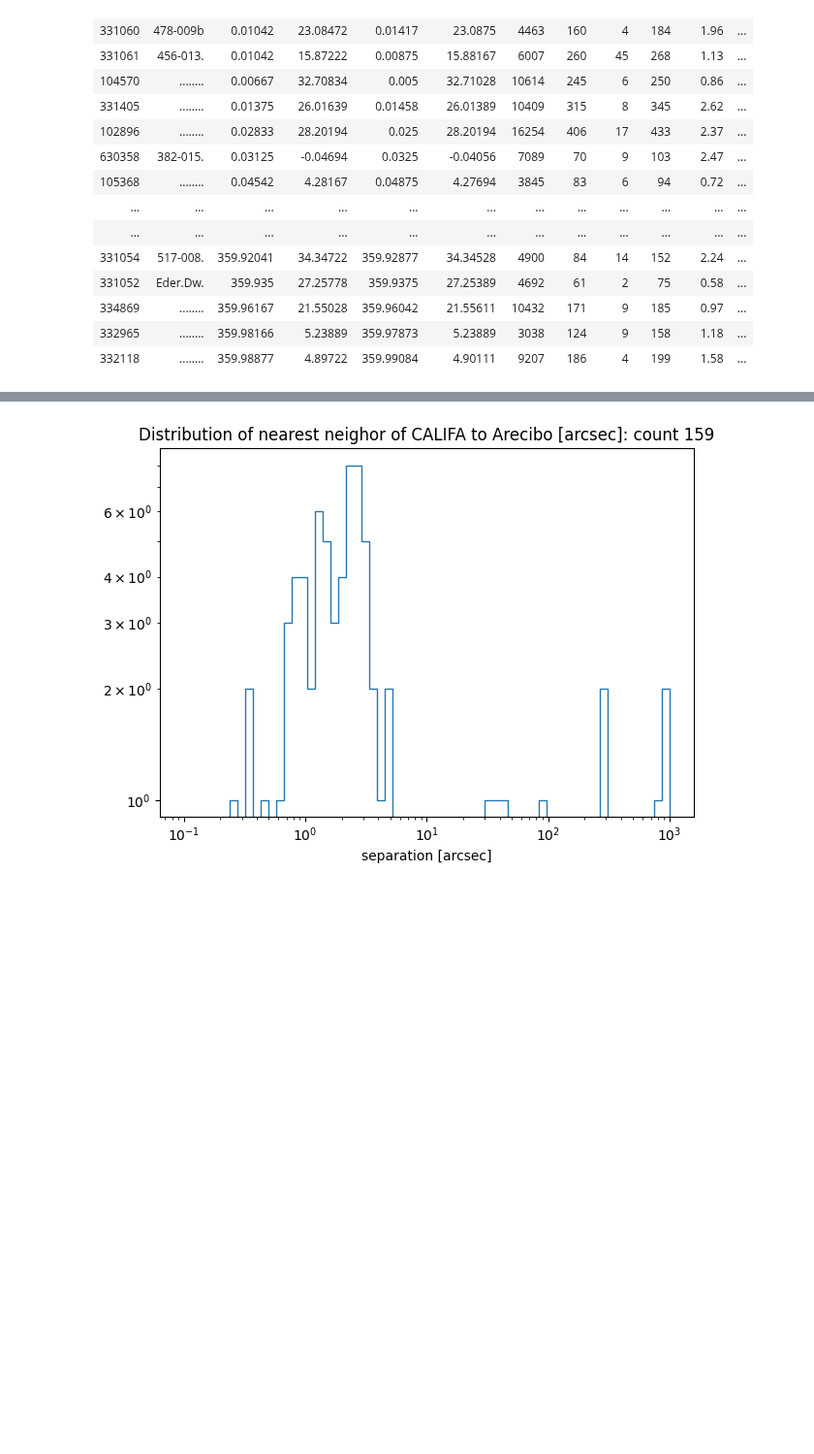
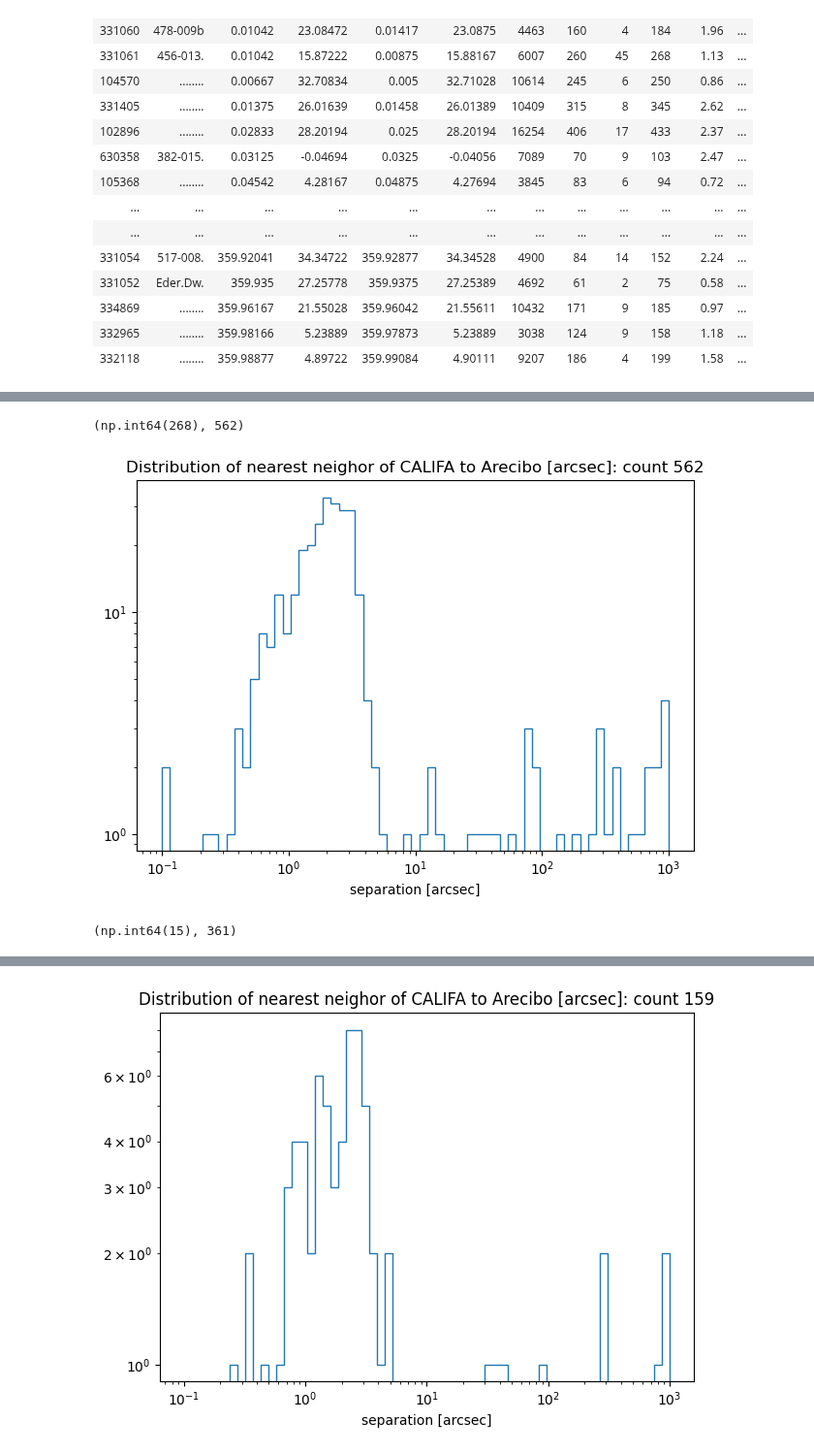
Before and after one commit to teuben/GBT-EDGE-HI, a Jupyter notebook: gals/hi_surveys.ipynb, the cells around one changed output, grey strips where cells are left out. Shown at 97% size. Cells and saved outputs as stored; diff of their text form; code cells hidden in the pictures; blank space fills up the shorter version.

Commit message:
better arecibo w/ califa comparisons

```diff
--- a/gals/hi_surveys.ipynb
+++ b/gals/hi_surveys.ipynb
@@ -355,3 +361,6 @@ t5 = QTable.read("CALIFA_HI_sample_archive.csv")
 len(t5)
 # %% [output]
 923
+# %%
+t5y = t5[t5["Archive_HI?"] == "Y"]
+len(t5y)
@@ -358,3 +374,6 @@ len(t5)
+# %%
+t5y_c = SkyCoord(t5y['RA']*u.deg,t5y['DEC']*u.deg)
+t5n_c = SkyCoord(t5n['RA']*u.deg,t5n['DEC']*u.deg)
 # %%
 califa = QTable.read('edge_califa.csv', format="ecsv")
 califa.keys()
@@ -431,0 +523,21 @@ t31_c = SkyCoord(t31["ledaRA"], t31["ledaDE"])
+# %%
+idx, sep, _ = t5y_c.match_to_catalog_sky(a100_c)
+
+(sep < 10 * u.arcsec).sum(), len(t5y_c)
+# %% [output]
+(np.int64(268), 562)
+# %%
+plt.hist(sep.arcsec, histtype="step", bins=np.logspace(-1, 3.0, 64))
+plt.xlabel("separation [arcsec]")
+plt.xscale("log")
+plt.yscale("log")
+plt.title(f"Distribution of nearest neighor of CALIFA to Arecibo [arcsec]: count {len(sep)}")
+plt.tight_layout()
+# %% [output]
+[figure, added]
+# %%
+idx, sep, _ = t5n_c.match_to_catalog_sky(a100_c)
+
+(sep < 10 * u.arcsec).sum(), len(t5n_c)
+# %% [output]
+(np.int64(15), 361)
```
Also changed, not shown: parts of 17 cells of this notebook.
